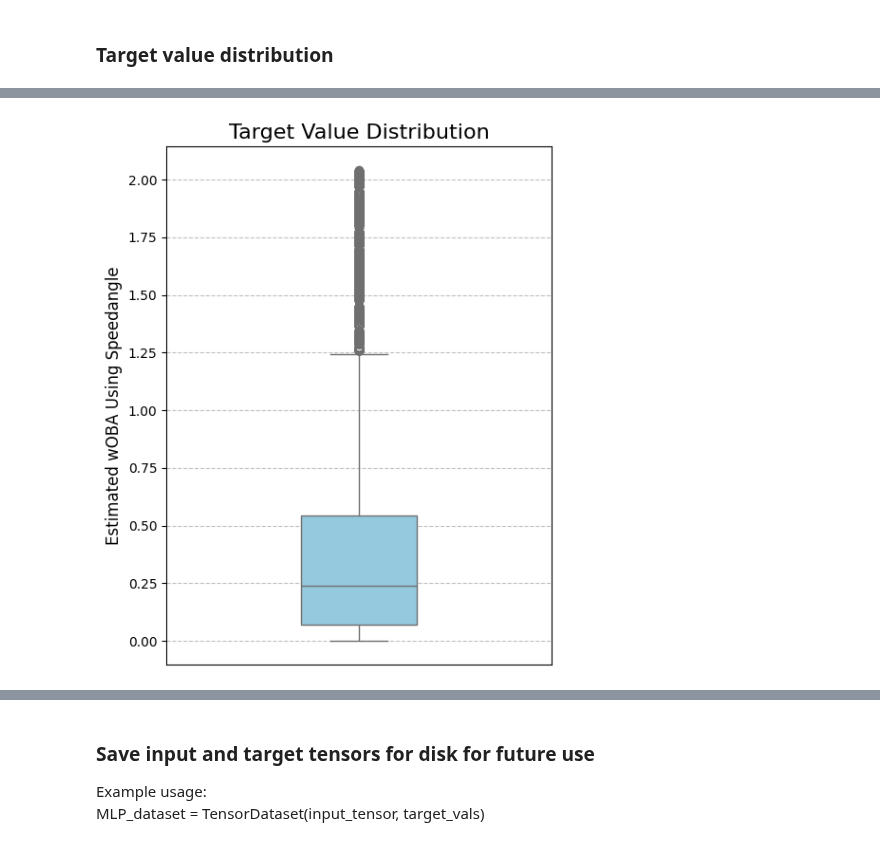
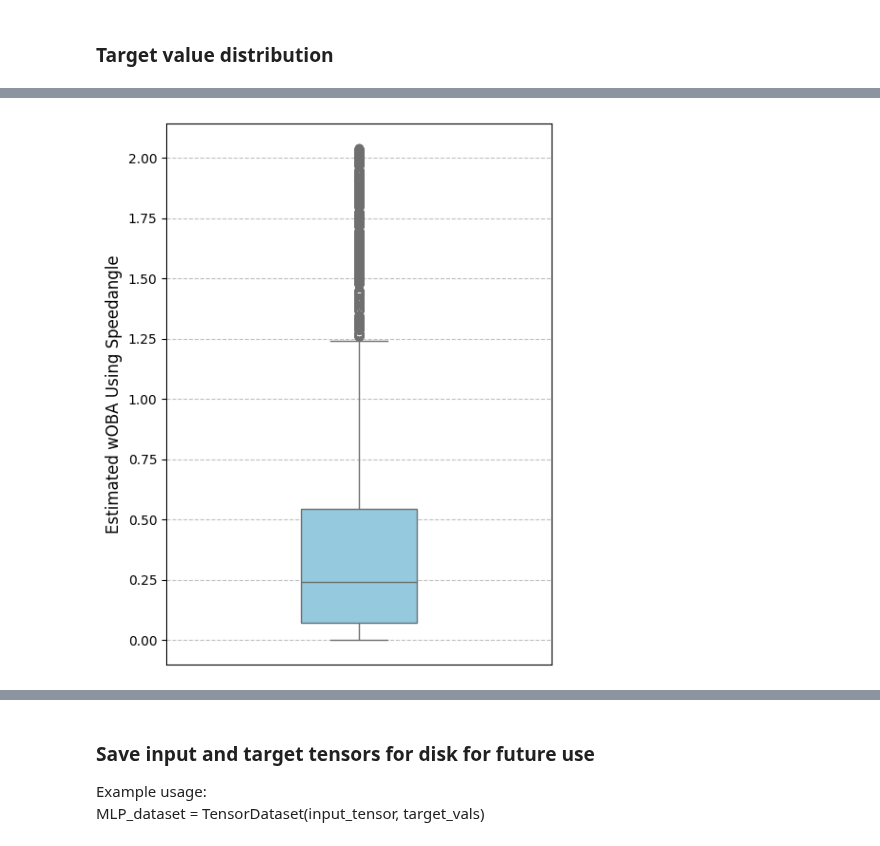
Before and after one commit to zybecker/DS-5500, a Jupyter notebook: Neural Networks/Data_preprocessing.ipynb, the cells around one changed output, grey strips where cells are left out. Saved outputs shown, nothing was run; the diff lists cells and outputs as text; code cells hidden in the pictures.

```diff
--- a/Neural Networks/Data_preprocessing.ipynb
+++ b/Neural Networks/Data_preprocessing.ipynb
@@ -303,14 +303,14 @@ Maximum: 2.0409998893737793
 # %%
 plt.figure(figsize=(5, 6))
 sns.boxplot(y=ys_final, color='skyblue', width=0.3)
-plt.title('Target Value Distribution', fontsize=16)
+#plt.title('Target Value Distribution', fontsize=16)
 plt.ylabel('Estimated wOBA Using Speedangle', fontsize=12)
 plt.xticks([])
 plt.grid(True, linestyle='--', alpha=0.8)
 plt.tight_layout()
 plt.show()
 # %% [output]
-[figure, old version]
+[figure, new version]
 # %%
 plt.figure(figsize=(6, 4))  # Wider than tall now
 sns.boxplot(x=ys_final, color='skyblue', width=0.3)
```
Also changed, not shown: parts of 5 cells of this notebook, 2 other files.
